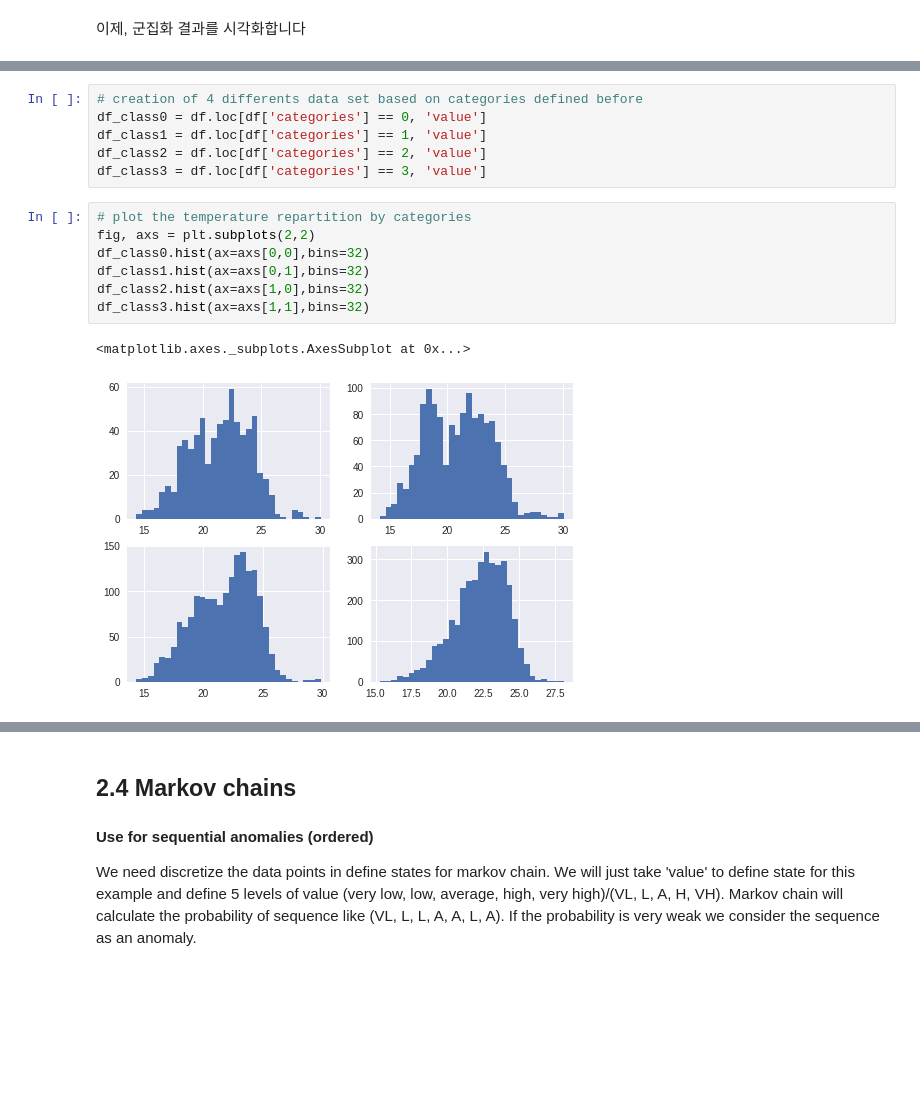
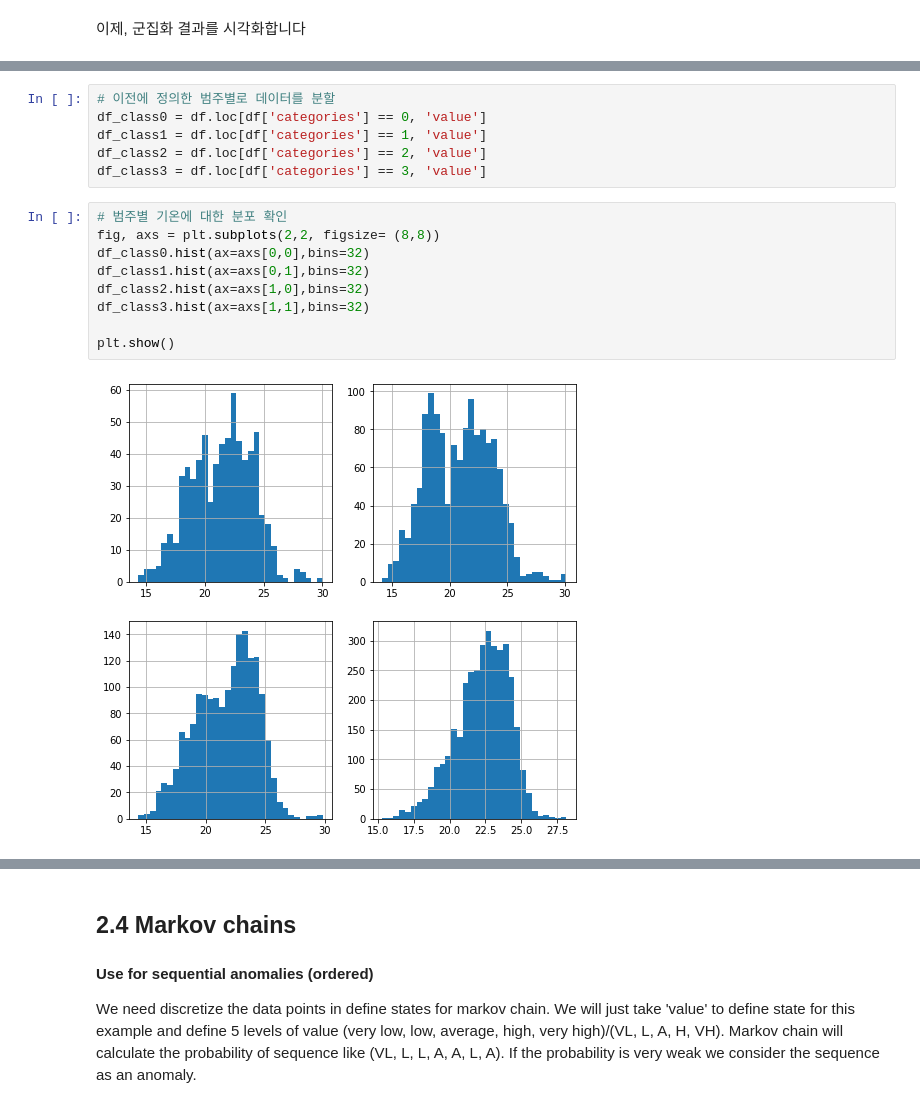
Before and after one commit to Yukkiasuna-sao/Anomaly_Detection, a Jupyter notebook: ipynb_translation/unsupervised-anomaly-detection.ipynb, the cells around one changed output, grey strips where cells are left out. Cells and saved outputs as stored; diff of their text form; blank space fills up the shorter version.

```diff
--- a/ipynb_translation/unsupervised-anomaly-detection.ipynb
+++ b/ipynb_translation/unsupervised-anomaly-detection.ipynb
@@ -323,16 +338,17 @@ We will separate data by (what we think of) important categories. Or we can sepa
 # %%
-# creation of 4 differents data set based on categories defined before
+# 이전에 정의한 범주별로 데이터를 분할
 df_class0 = df.loc[df['categories'] == 0, 'value']
 df_class1 = df.loc[df['categories'] == 1, 'value']
 df_class2 = df.loc[df['categories'] == 2, 'value']
 df_class3 = df.loc[df['categories'] == 3, 'value']
 # %%
-# plot the temperature repartition by categories
-fig, axs = plt.subplots(2,2)
+# 범주별 기온에 대한 분포 확인
+fig, axs = plt.subplots(2,2, figsize= (8,8))
 df_class0.hist(ax=axs[0,0],bins=32)
 df_class1.hist(ax=axs[0,1],bins=32)
 df_class2.hist(ax=axs[1,0],bins=32)
 df_class3.hist(ax=axs[1,1],bins=32)
+
+plt.show()
 # %% [output]
-<matplotlib.axes._subplots.AxesSubplot at 0x...>
-[figure, old version]
+[figure, new version]
```
Also changed, not shown: parts of 20 cells of this notebook.
